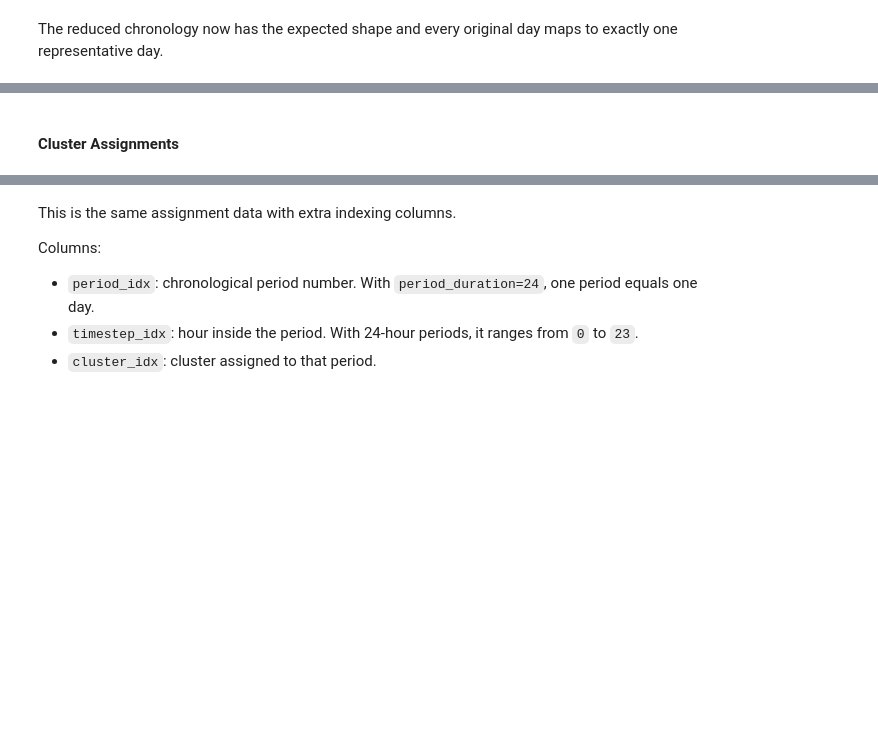
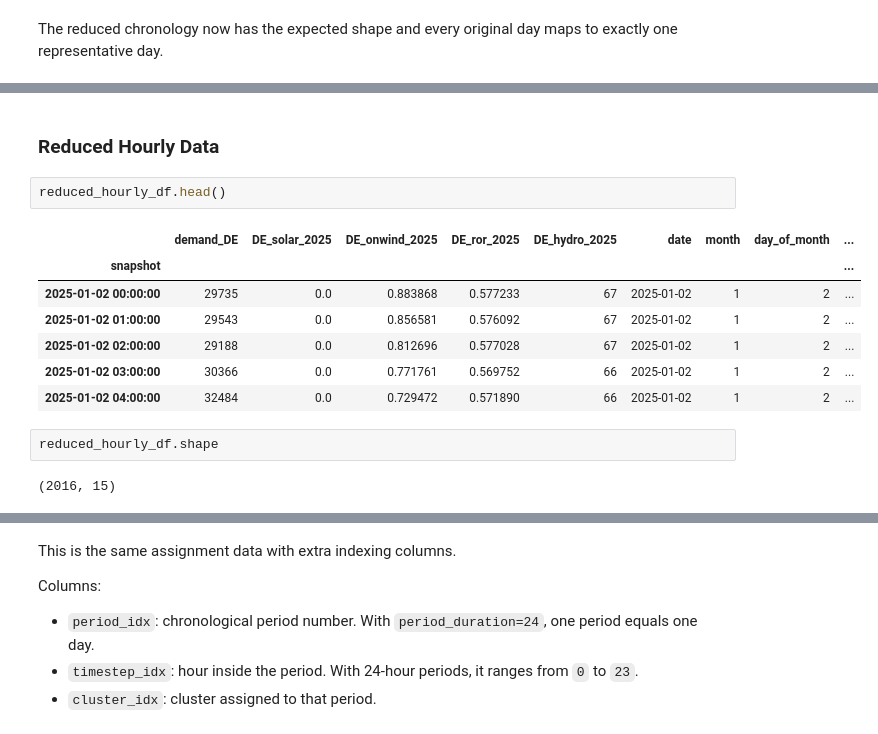
Before and after one commit to komaksym/tsam-notebook-workflows, a Jupyter notebook: src/approach_1.ipynb, the cells around one changed output, grey strips where cells are left out. Saved outputs shown, nothing was run; the diff lists cells and outputs as text; blank space fills up the shorter version.

Commit message:
feat: add analysis of resulting dataframes in raw, table format

```diff
--- a/src/approach_1.ipynb
+++ b/src/approach_1.ipynb
@@ -910,2 +817,16 @@ This 365-element array tells us which cluster each original day belongs to.
 # %% [markdown]
-#### Cluster Assignments
+### Reduced Hourly Data
+# %%
+reduced_hourly_df.head()
+# %% [output]
+|  | demand_DE | DE_solar_2025 | DE_onwind_2025 | DE_ror_2025 | DE_hydro_2025 | date | month | day_of_month | ... |
+| snapshot |  |  |  |  |  |  |  |  | ... |
+| 2025-01-02 00:00:00 | 29735 | 0.0 | 0.883868 | 0.577233 | 67 | 2025-01-02 | 1 | 2 | ... |
+| 2025-01-02 01:00:00 | 29543 | 0.0 | 0.856581 | 0.576092 | 67 | 2025-01-02 | 1 | 2 | ... |
+| 2025-01-02 02:00:00 | 29188 | 0.0 | 0.812696 | 0.577028 | 67 | 2025-01-02 | 1 | 2 | ... |
+| 2025-01-02 03:00:00 | 30366 | 0.0 | 0.771761 | 0.569752 | 66 | 2025-01-02 | 1 | 2 | ... |
+| 2025-01-02 04:00:00 | 32484 | 0.0 | 0.729472 | 0.571890 | 66 | 2025-01-02 | 1 | 2 | ... |
+# %%
+reduced_hourly_df.shape
+# %% [output]
+(2016, 15)
```
Also changed, not shown: parts of 50 cells of this notebook.
